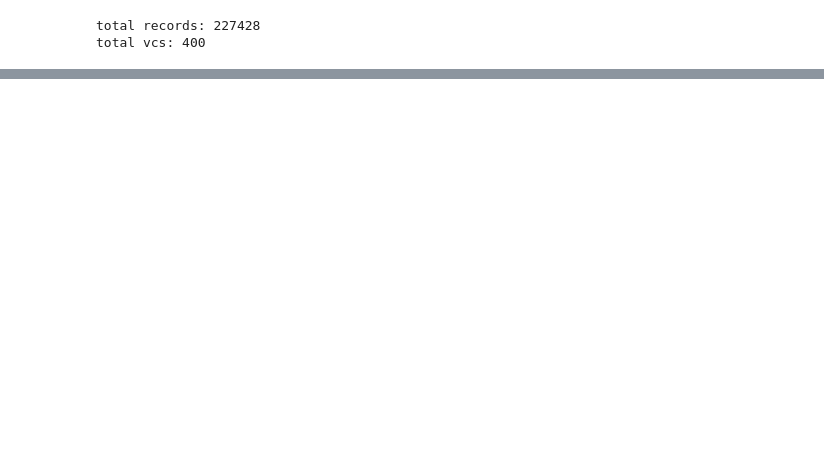
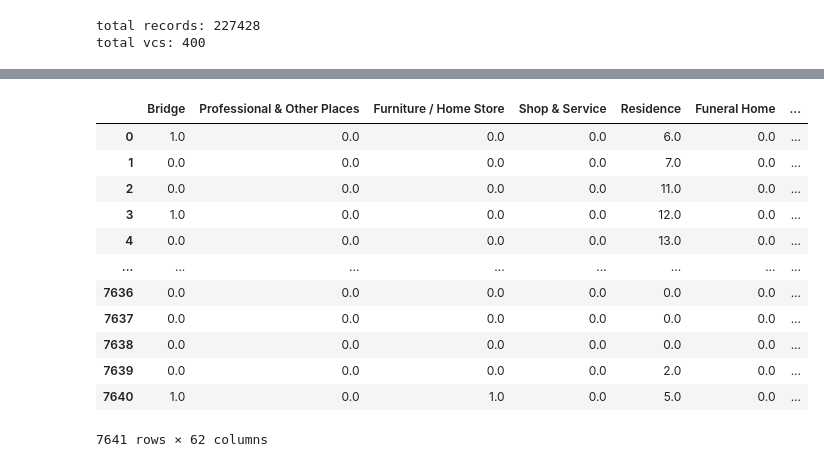
Before and after one commit to SU-Hongs/UROP_mining, a Jupyter notebook: FourSquare/preprocess.ipynb, the cells around one changed output, grey strips where cells are left out. Drawn from its saved outputs; the diff is of its cells as text; code cells hidden in the pictures; blank space fills up the shorter version.

```diff
--- a/FourSquare/preprocess.ipynb
+++ b/FourSquare/preprocess.ipynb
@@ -94,0 +208,26 @@ total big_vc_names: 70
+# %%
+from tqdm import tqdm
+
+zero_df=np.zeros((data_processed.timestamp.to_list()[-1]+1,len(big_vc_names)))
+# print(zero_df.shape)
+colo_nums=pd.DataFrame(data=zero_df,columns=list(big_vc_names))
+for i in tqdm(range(len(data_processed))):
+    timestamp=data_processed.timestamp[i]
+    colo_type=data_processed.big_vc_name[i]
+    colo_nums[colo_type][timestamp]+=1
+# %%
+colo_nums
+# %% [output]
+|  | Bridge | Professional & Other Places | Furniture / Home Store | Shop & Service | Residence | Funeral Home | ... |
+| 0 | 1.0 | 0.0 | 0.0 | 0.0 | 6.0 | 0.0 | ... |
+| 1 | 0.0 | 0.0 | 0.0 | 0.0 | 7.0 | 0.0 | ... |
+| 2 | 0.0 | 0.0 | 0.0 | 0.0 | 11.0 | 0.0 | ... |
+| 3 | 1.0 | 0.0 | 0.0 | 0.0 | 12.0 | 0.0 | ... |
+| 4 | 0.0 | 0.0 | 0.0 | 0.0 | 13.0 | 0.0 | ... |
+| ... | ... | ... | ... | ... | ... | ... | ... |
+| 7636 | 0.0 | 0.0 | 0.0 | 0.0 | 0.0 | 0.0 | ... |
+| 7637 | 0.0 | 0.0 | 0.0 | 0.0 | 0.0 | 0.0 | ... |
+| 7638 | 0.0 | 0.0 | 0.0 | 0.0 | 0.0 | 0.0 | ... |
+| 7639 | 0.0 | 0.0 | 0.0 | 0.0 | 2.0 | 0.0 | ... |
+| 7640 | 1.0 | 0.0 | 1.0 | 0.0 | 5.0 | 0.0 | ... |
+7641 rows × 62 columns
```
Also changed, not shown: parts of 11 cells of this notebook, 2 other files.
